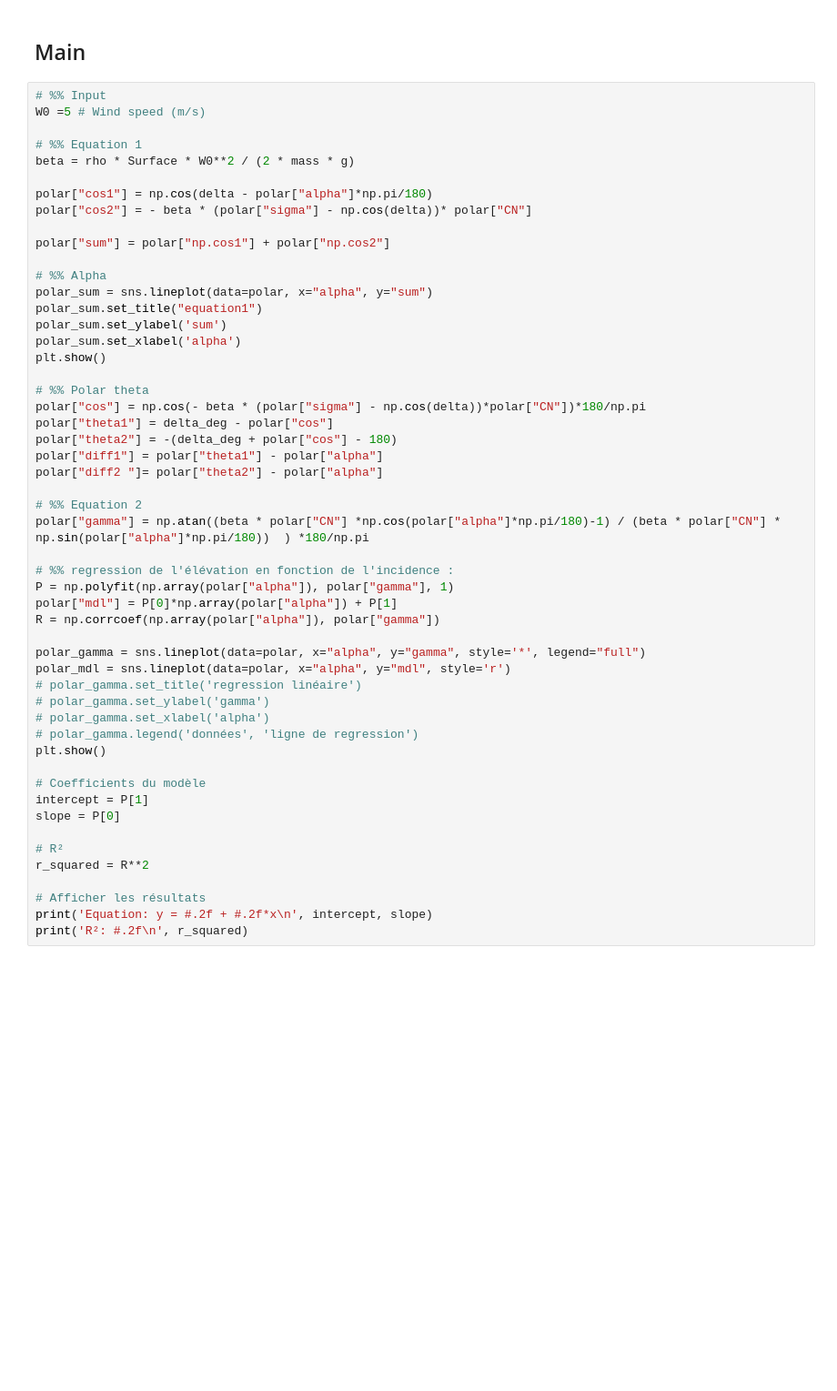
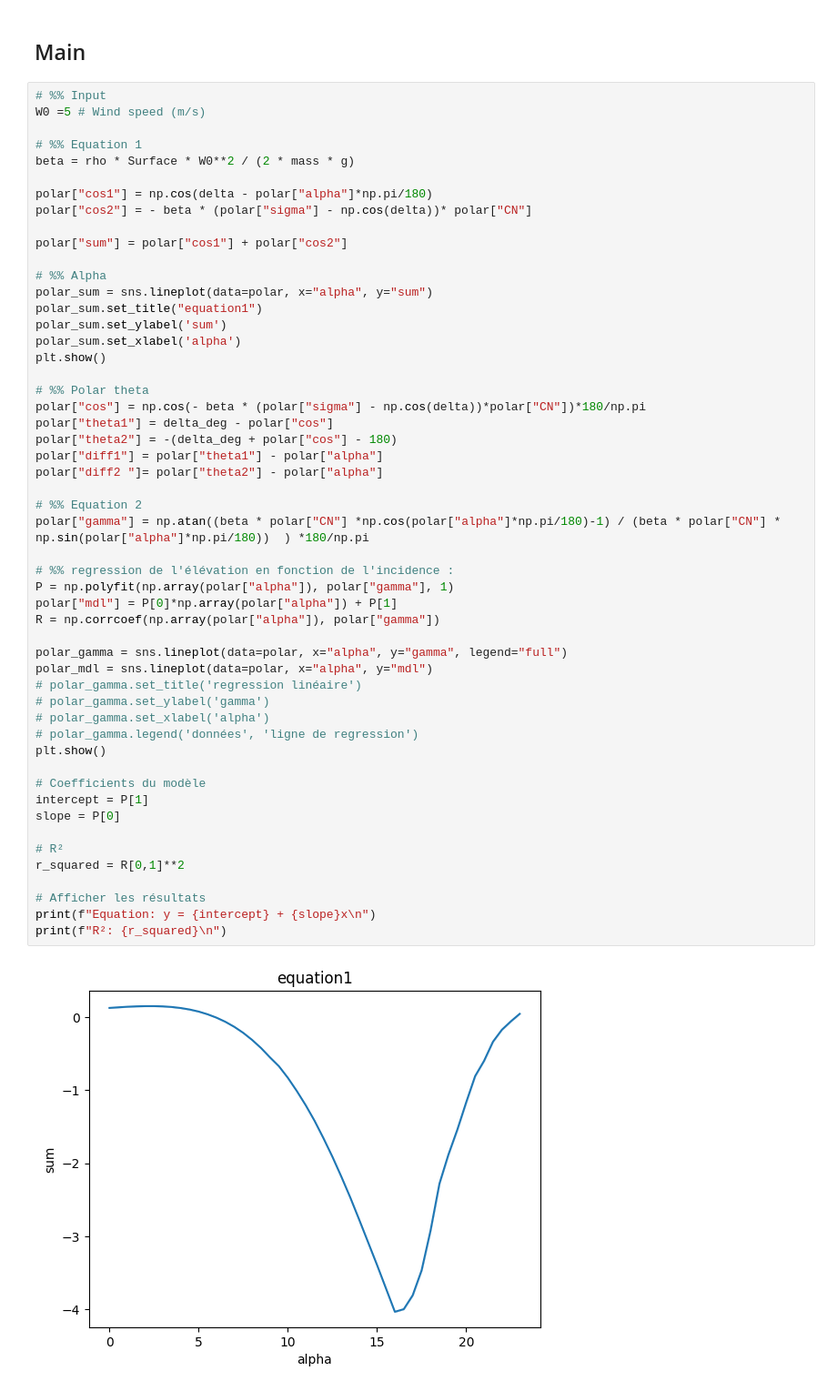
Before and after one commit to RomLmbrt/BEYOND_THE_SEA, a Jupyter notebook: STATIC_BALANCE/Lagrangien.ipynb, the cells around one changed output. Shown at 91% size. Cells and saved outputs as stored; diff of their text form; blank space fills up the shorter version.

```diff
--- a/STATIC_BALANCE/Lagrangien.ipynb
+++ b/STATIC_BALANCE/Lagrangien.ipynb
@@ -61,7 +61,7 @@ beta = rho * Surface * W0**2 / (2 * mass * g)
 polar["cos1"] = np.cos(delta - polar["alpha"]*np.pi/180)
 polar["cos2"] = - beta * (polar["sigma"] - np.cos(delta))* polar["CN"]
 
-polar["sum"] = polar["np.cos1"] + polar["np.cos2"]
+polar["sum"] = polar["cos1"] + polar["cos2"]
 
 # %% Alpha
 polar_sum = sns.lineplot(data=polar, x="alpha", y="sum")
@@ -72,35 +72,36 @@ plt.show()
 
 # %% Polar theta
 polar["cos"] = np.cos(- beta * (polar["sigma"] - np.cos(delta))*polar["CN"])*180/np.pi
 polar["theta1"] = delta_deg - polar["cos"]
 polar["theta2"] = -(delta_deg + polar["cos"] - 180)
 polar["diff1"] = polar["theta1"] - polar["alpha"]
 polar["diff2 "]= polar["theta2"] - polar["alpha"]
 
 # %% Equation 2
 polar["gamma"] = np.atan((beta * polar["CN"] *np.cos(polar["alpha"]*np.pi/180)-1) / (beta * polar["CN"] * np.sin(polar["alpha"]*np.pi/180))  ) *180/np.pi
 
 # %% regression de l'élévation en fonction de l'incidence :
 P = np.polyfit(np.array(polar["alpha"]), polar["gamma"], 1)
 polar["mdl"] = P[0]*np.array(polar["alpha"]) + P[1]
 R = np.corrcoef(np.array(polar["alpha"]), polar["gamma"])
 
-polar_gamma = sns.lineplot(data=polar, x="alpha", y="gamma", style='*', legend="full")
-polar_mdl = sns.lineplot(data=polar, x="alpha", y="mdl", style='r')
+polar_gamma = sns.lineplot(data=polar, x="alpha", y="gamma", legend="full")
+polar_mdl = sns.lineplot(data=polar, x="alpha", y="mdl")
 # polar_gamma.set_title('regression linéaire')
 # polar_gamma.set_ylabel('gamma')
 # polar_gamma.set_xlabel('alpha')
 # polar_gamma.legend('données', 'ligne de regression')
 plt.show()
 
 # Coefficients du modèle
 intercept = P[1]
 slope = P[0]
 
 # R²
-r_squared = R**2
+r_squared = R[0,1]**2
 
 # Afficher les résultats
-print('Equation: y = #.2f + #.2f*x\n', intercept, slope)
-print('R²: #.2f\n', r_squared)
+print(f"Equation: y = {intercept} + {slope}x\n")
+print(f"R²: {r_squared}\n")
 # %% [output]
+[figure, added]
```
Also changed, not shown: parts of 1 cell of this notebook.
